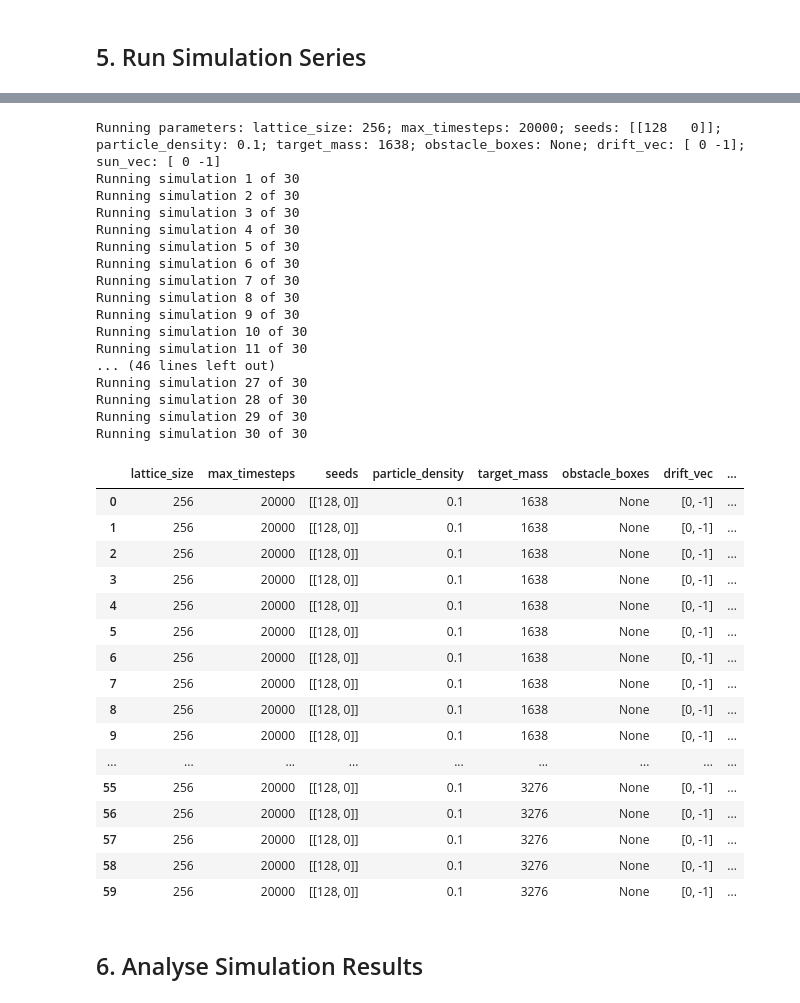
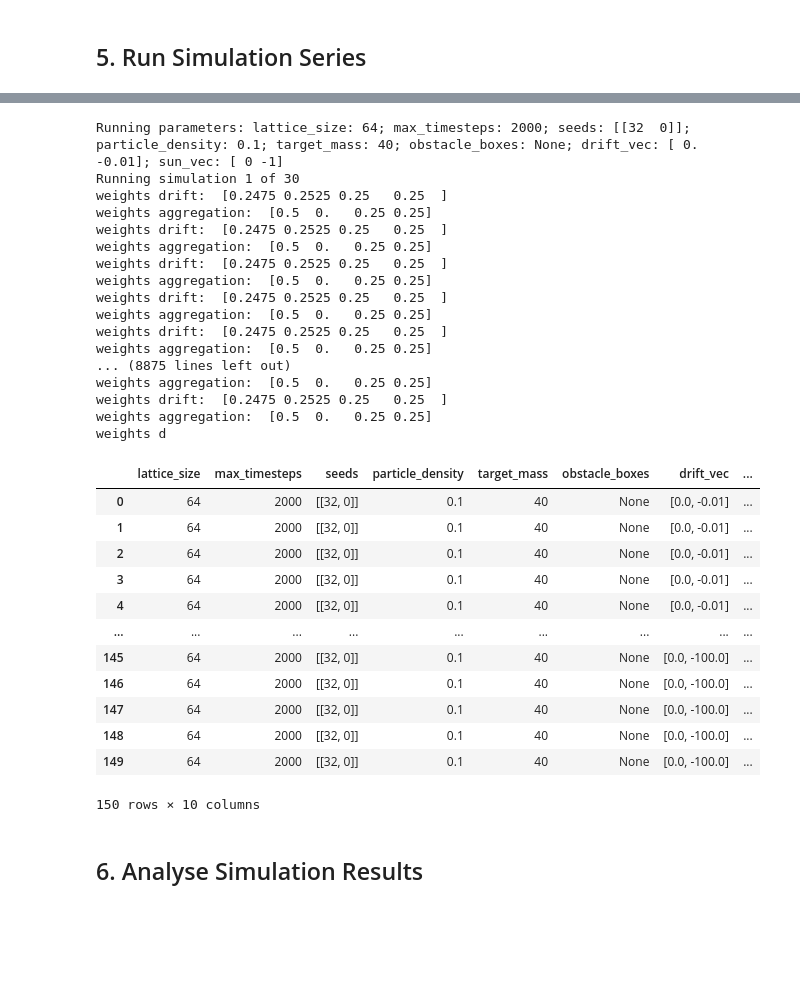
Before and after one commit to mboyan/complex-system-simulation, a Jupyter notebook: Project/Code/ProjectNotebook.ipynb, the cells around one changed output, grey strips where cells are left out. Cells and saved outputs as stored; diff of their text form; code cells hidden in the pictures; blank space fills up the shorter version.

```diff
--- a/Project/Code/ProjectNotebook.ipynb
+++ b/Project/Code/ProjectNotebook.ipynb
@@ -132,78 +132,73 @@ reload(vt)
 # %%
 # Define environment parameter series (2D setup)
-lattice_size_series = np.array([256])
-max_timesteps_series = np.array([20000])
-seeds_series = np.array([[[128, 0]]])
+lattice_size_series = np.array([64])
+max_timesteps_series = np.array([2000])
+seeds_series = np.array([[[32, 0]]])
 particle_density_series = np.array([0.1])
-target_mass_series = np.array([int(0.025 * lattice_size_series[0]**2),
-                               int(0.05 * lattice_size_series[0]**2)])
+target_mass_series = np.array([int(0.01 * lattice_size_series[0]**2)])
 obstacle_box_series = np.array([None])
-drift_vec_series = np.array([[0, -1]])
+drift_vec_series = np.array([[0, -0.01], [0, -0.1], [0, -1],[0, -10], [0, -100]])
 sun_vec_series = np.array([[0, -1]])
 
 # Define environment parameter series (3D setup)
 # lattice_size_series = np.array([128])
 # max_timesteps_series = np.array([2000])
 # seeds_series = np.array([[[32, 32, 0]]])
 # particle_density_series = np.array([0.1])
 # target_mass_series = np.array([int(0.025 * lattice_size_series[0]**3),
 #                                int(0.05 * lattice_size_series[0]**3)])
 # obstacle_box_series = np.array([None])
 # drift_vec_series = np.array([[0, 0, -1]])
 # sun_vec_series = np.array([[0, 0, -1]])
 
 # Define fixed simulation parameters
 fdim_measure = 'both' # fractal dimension, can be None / 'cgrain' / 'radius' / 'both
 calc_branch_distr = True
 calc_mass = True
 periodic = (False, False, False)
 move_moore = False
 aggr_moore = False
 regen_mode = None
 
 # Run simulations
 n_sims = 30
 sim_results, dla_evolutions = ds.analyse_dla_patterns(n_sims, lattice_size_series, max_timesteps_series, seeds_series, particle_density_series, target_mass_series,
                                                            obstacle_box_series=obstacle_box_series, drift_vec_series=drift_vec_series, sun_vec_series=sun_vec_series,
                                                            fdim_measure=fdim_measure, calc_branch_distr=calc_branch_distr, calc_mass=calc_mass,
                                                            n_saved_sims=1, periodic=periodic, move_moore=move_moore, aggr_moore=aggr_moore, regen_mode=regen_mode)
 
 sim_results
 # %% [output]
-Running parameters: lattice_size: 256; max_timesteps: 20000; seeds: [[128   0]]; particle_density: 0.1; target_mass: 1638; obstacle_boxes: None; drift_vec: [ 0 -1]; sun_vec: [ 0 -1]
+Running parameters: lattice_size: 64; max_timesteps: 2000; seeds: [[32  0]]; particle_density: 0.1; target_mass: 40; obstacle_boxes: None; drift_vec: [ 0.   -0.01]; sun_vec: [ 0 -1]
 Running simulation 1 of 30
-Running simulation 2 of 30
-Running simulation 3 of 30
-Running simulation 4 of 30
-Running simulation 5 of 30
-Running simulation 6 of 30
-Running simulation 7 of 30
-Running simulation 8 of 30
-Running simulation 9 of 30
-Running simulation 10 of 30
-Running simulation 11 of 30
-... (46 lines left out)
-Running simulation 27 of 30
-Running simulation 28 of 30
-Running simulation 29 of 30
-Running simulation 30 of 30
+weights drift:  [0.2475 0.2525 0.25   0.25  ]
+weights aggregation:  [0.5  0.   0.25 0.25]
+weights drift:  [0.2475 0.2525 0.25   0.25  ]
+weights aggregation:  [0.5  0.   0.25 0.25]
+weights drift:  [0.2475 0.2525 0.25   0.25  ]
+weights aggregation:  [0.5  0.   0.25 0.25]
+weights drift:  [0.2475 0.2525 0.25   0.25  ]
+weights aggregation:  [0.5  0.   0.25 0.25]
+weights drift:  [0.2475 0.2525 0.25   0.25  ]
+weights aggregation:  [0.5  0.   0.25 0.25]
+... (8875 lines left out)
+weights aggregation:  [0.5  0.   0.25 0.25]
+weights drift:  [0.2475 0.2525 0.25   0.25  ]
+weights aggregation:  [0.5  0.   0.25 0.25]
+weights d
 |  | lattice_size | max_timesteps | seeds | particle_density | target_mass | obstacle_boxes | drift_vec | ... |
-| 0 | 256 | 20000 | [[128, 0]] | 0.1 | 1638 | None | [0, -1] | ... |
-| 1 | 256 | 20000 | [[128, 0]] | 0.1 | 1638 | None | [0, -1] | ... |
-| 2 | 256 | 20000 | [[128, 0]] | 0.1 | 1638 | None | [0, -1] | ... |
-| 3 | 256 | 20000 | [[128, 0]] | 0.1 | 1638 | None | [0, -1] | ... |
-| 4 | 256 | 20000 | [[128, 0]] | 0.1 | 1638 | None | [0, -1] | ... |
-| 5 | 256 | 20000 | [[128, 0]] | 0.1 | 1638 | None | [0, -1] | ... |
-| 6 | 256 | 20000 | [[128, 0]] | 0.1 | 1638 | None | [0, -1] | ... |
-| 7 | 256 | 20000 | [[128, 0]] | 0.1 | 1638 | None | [0, -1] | ... |
-| 8 | 256 | 20000 | [[128, 0]] | 0.1 | 1638 | None | [0, -1] | ... |
-| 9 | 256 | 20000 | [[128, 0]] | 0.1 | 1638 | None | [0, -1] | ... |
+| 0 | 64 | 2000 | [[32, 0]] | 0.1 | 40 | None | [0.0, -0.01] | ... |
+| 1 | 64 | 2000 | [[32, 0]] | 0.1 | 40 | None | [0.0, -0.01] | ... |
+| 2 | 64 | 2000 | [[32, 0]] | 0.1 | 40 | None | [0.0, -0.01] | ... |
+| 3 | 64 | 2000 | [[32, 0]] | 0.1 | 40 | None | [0.0, -0.01] | ... |
+| 4 | 64 | 2000 | [[32, 0]] | 0.1 | 40 | None | [0.0, -0.01] | ... |
 | ... | ... | ... | ... | ... | ... | ... | ... | ... |
-| 55 | 256 | 20000 | [[128, 0]] | 0.1 | 3276 | None | [0, -1] | ... |
-| 56 | 256 | 20000 | [[128, 0]] | 0.1 | 3276 | None | [0, -1] | ... |
-| 57 | 256 | 20000 | [[128, 0]] | 0.1 | 3276 | None | [0, -1] | ... |
-| 58 | 256 | 20000 | [[128, 0]] | 0.1 | 3276 | None | [0, -1] | ... |
-| 59 | 256 | 20000 | [[128, 0]] | 0.1 | 3276 | None | [0, -1] | ... |
+| 145 | 64 | 2000 | [[32, 0]] | 0.1 | 40 | None | [0.0, -100.0] | ... |
+| 146 | 64 | 2000 | [[32, 0]] | 0.1 | 40 | None | [0.0, -100.0] | ... |
+| 147 | 64 | 2000 | [[32, 0]] | 0.1 | 40 | None | [0.0, -100.0] | ... |
+| 148 | 64 | 2000 | [[32, 0]] | 0.1 | 40 | None | [0.0, -100.0] | ... |
+| 149 | 64 | 2000 | [[32, 0]] | 0.1 | 40 | None | [0.0, -100.0] | ... |
+150 rows × 10 columns
 # %%
 sim_results.to_json('sim_results.json')
 # %% [markdown]
```
Also changed, not shown: parts of 5 cells of this notebook, 3 other files.
